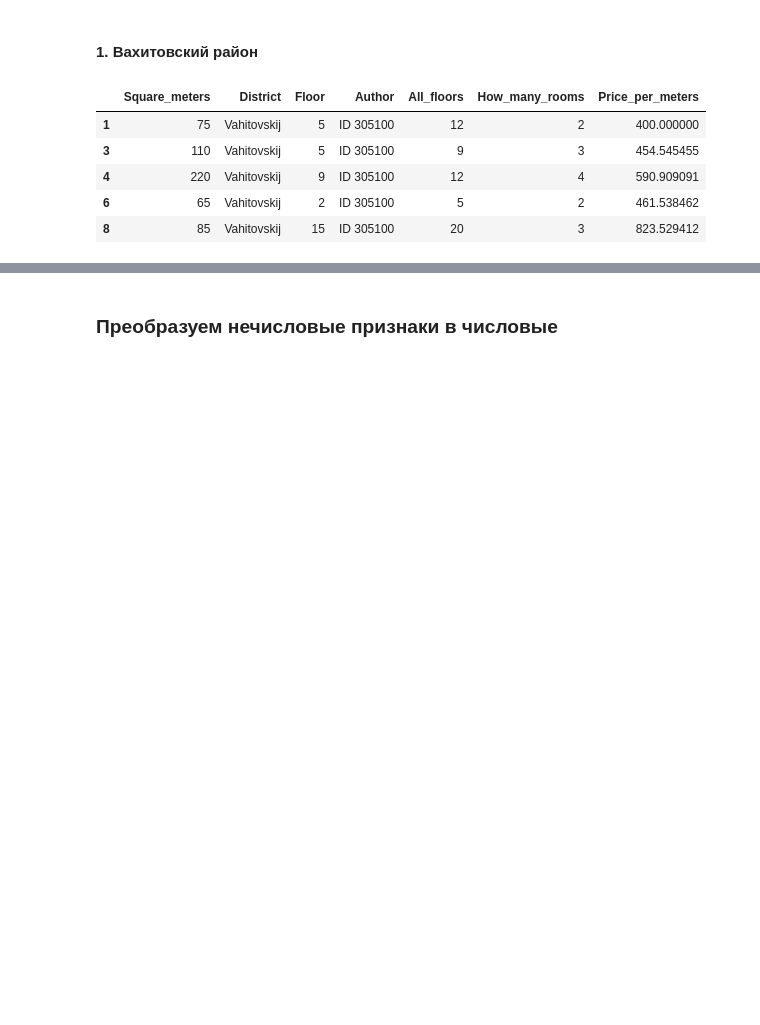
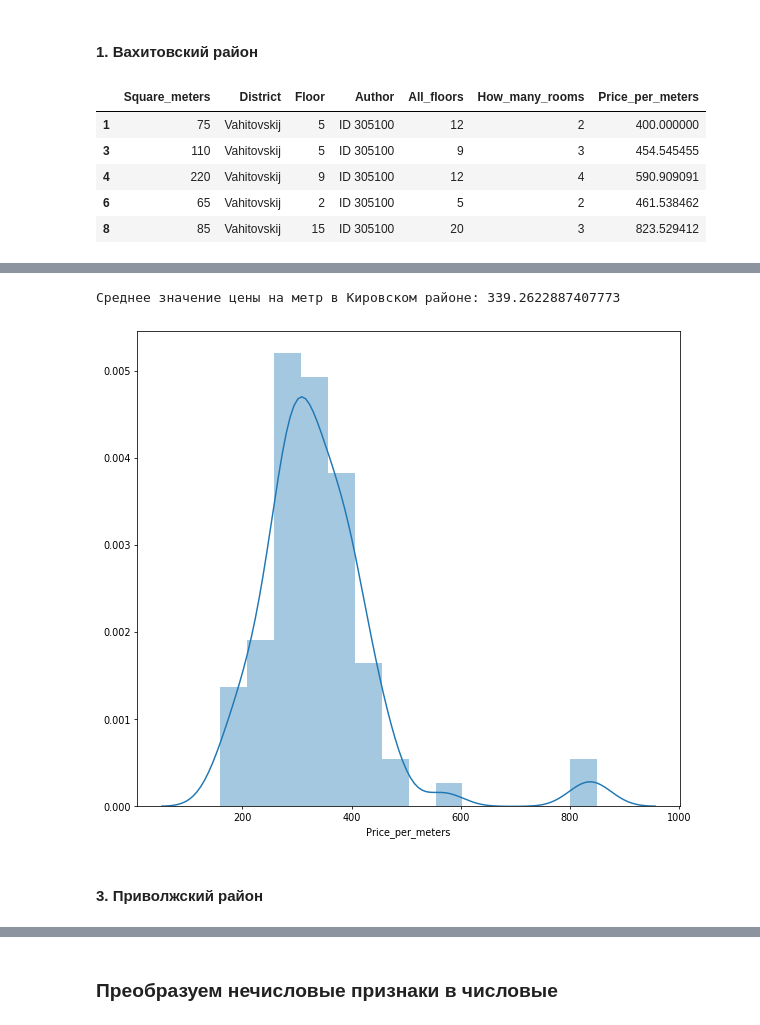
Before and after one commit to lenarsaitov/cianparser, a Jupyter notebook: mini-research.ipynb, the cells around one changed output, grey strips where cells are left out. Drawn from its saved outputs; the diff is of its cells as text; code cells hidden in the pictures; blank space fills up the shorter version.

```diff
--- a/mini-research.ipynb
+++ b/mini-research.ipynb
@@ -89,0 +98,3 @@ data_vahitov['Price_per_meters'].hist()
+# %%
+data_kirov = df.loc[df['District'] == 'Kirovskij'].copy()
+data_kirov.head()
@@ -89,0 +108,11 @@ data_vahitov['Price_per_meters'].hist()
+# %%
+fig = plt.figure(figsize=(10, 9), dpi= 70, facecolor='w', edgecolor='k')
+sns_plot = sns.distplot(data_kirov['Price_per_meters'])
+fig = sns_plot.get_figure()
+
+print(f"Среднее значение цены на метр в Кировском районе: {data_kirov['Price_per_meters'].mean()}")
+# %% [output]
+Среднее значение цены на метр в Кировском районе: 339.2622887407773
+[figure, added]
+# %% [markdown]
+#### 3. Приволжский район
```
Also changed, not shown: parts of 11 cells of this notebook.
